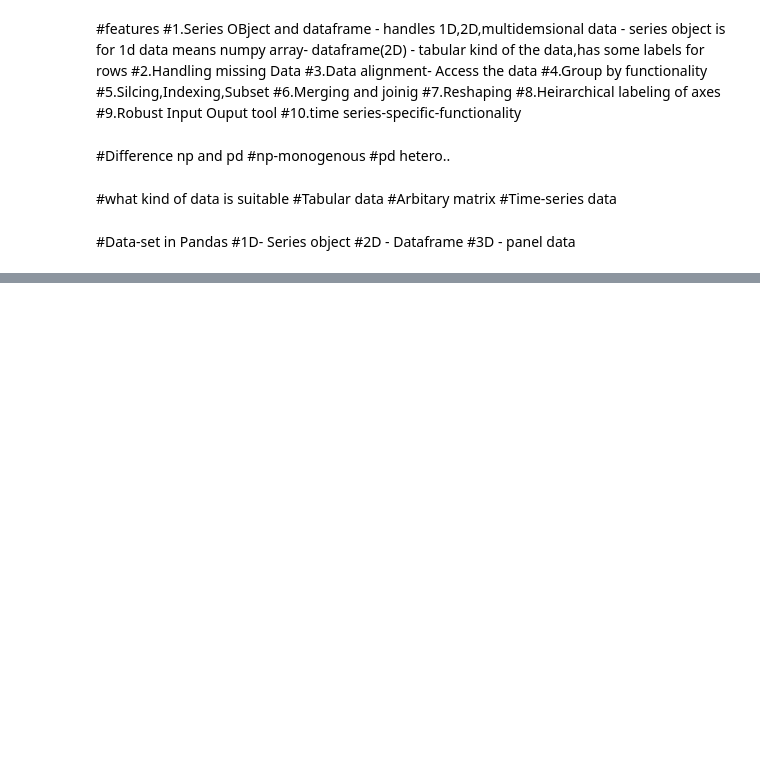
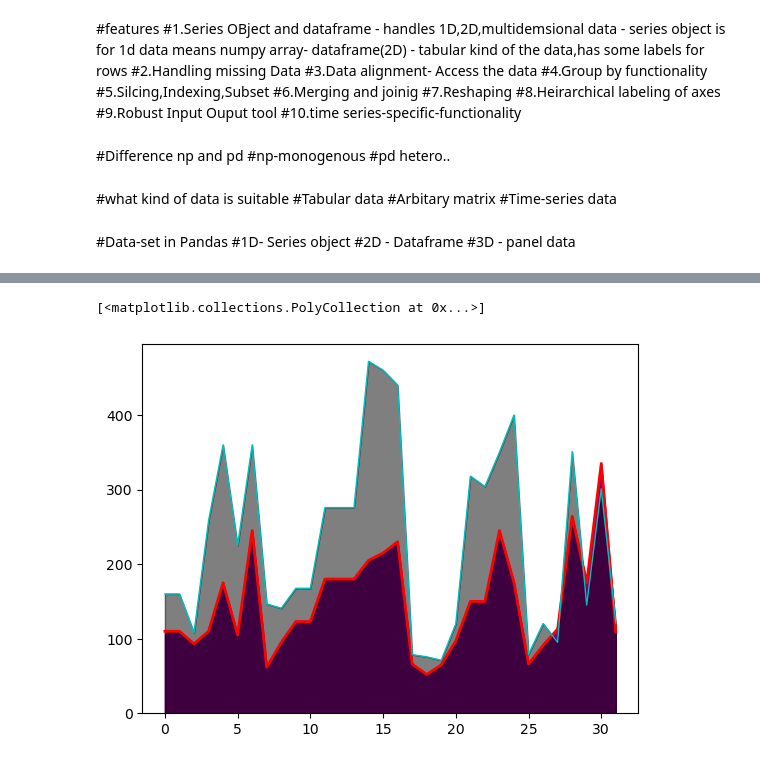
Before and after one commit to Lavina-03/python, a Jupyter notebook: Untitled.ipynb, the cells around one changed output, grey strips where cells are left out. Cells and saved outputs as stored; diff of their text form; code cells hidden in the pictures; blank space fills up the shorter version.

```diff
--- a/Untitled.ipynb
+++ b/Untitled.ipynb
@@ -814,0 +1555,15 @@ this is the fastest time70.82125689498764
+# %%
+#Stack plot or area plot
+import matplotlib.pyplot as plt
+%matplotlib inline
+y1 = cars['hp']
+y2 = cars['disp']
+x = range(32)
+#plot both line plot and area plot to see the marign
+plt.plot(x,y1,linewidth = 2.0,color = 'r')
+plt.stackplot(x,y1,color = 'purple',alpha = 1.0)
+plt.plot(x,y2,linewidth = 1.0,color = 'c')
+plt.stackplot(x,y2,color = 'black',alpha = 0.5)
+# %% [output]
+[<matplotlib.collections.PolyCollection at 0x...>]
+[figure, added]
```
Also changed, not shown: parts of 263 cells of this notebook, 6 other files.
